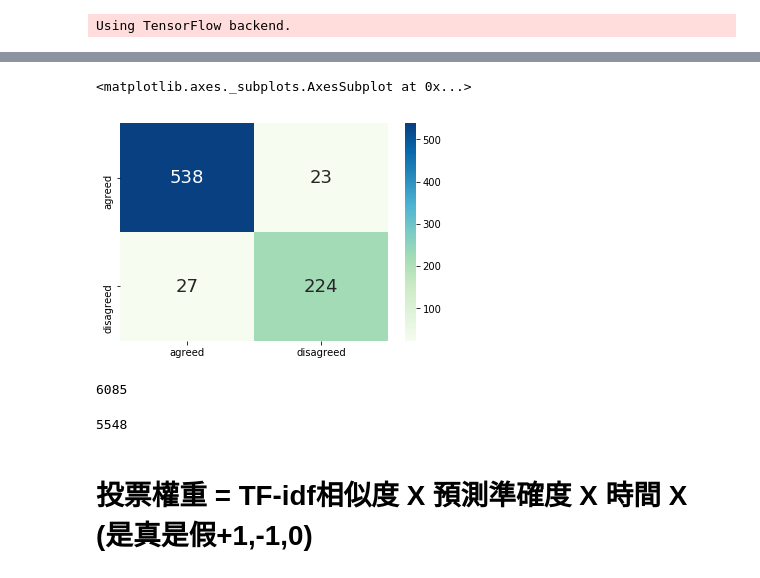
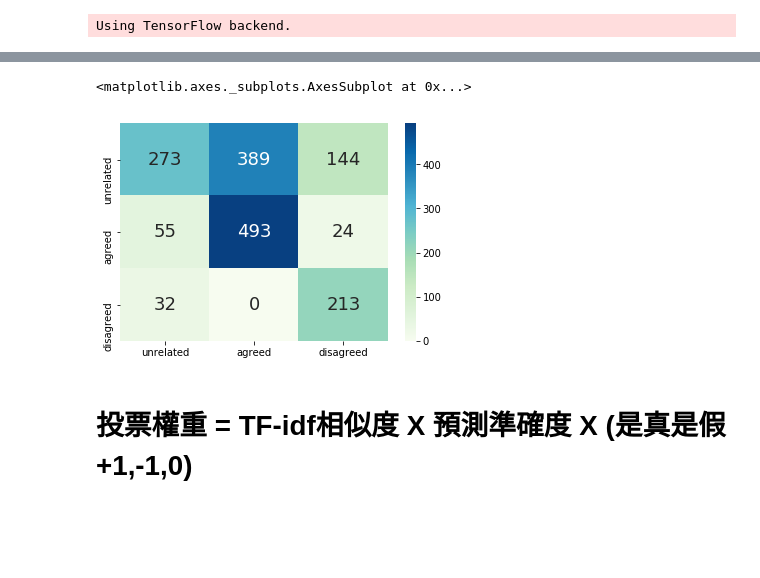
Before and after one commit to lufor129/2019Fall_SemesterFinal, a Jupyter notebook: LSTM_model.ipynb, the cells around one changed output, grey strips where cells are left out. Drawn from its saved outputs; the diff is of its cells as text; code cells hidden in the pictures; blank space fills up the shorter version.

```diff
--- a/LSTM_model.ipynb
+++ b/LSTM_model.ipynb
@@ -572,11 +717,11 @@ label_to_index = {
     False: 2,
 
 }
-MAX_SEQUENCE_LENGTH = 20
+MAX_SEQUENCE_LENGTH = 25
 
-x1_train = tokenizer.texts_to_sequences(testtrain.title1)
-x2_train = tokenizer.texts_to_sequences(testtrain.title2)
-y_train = testtrain.label.apply(lambda x:label_to_index[x])
+x1_train = tokenizer.texts_to_sequences(all_data.title1)
+x2_train = tokenizer.texts_to_sequences(all_data.title2)
+y_train = all_data.label.apply(lambda x:label_to_index[x])
 
 x1_train = keras \
     .preprocessing \
@@ -639,5 +782,5 @@ print(y_train.shape)
 # %%
-model = load_model("./model/LSTM_model1.h5")
+model = load_model("./model/LSTM_model2.h5")
 model.summary()
 # %% [output]
 __________________________________________________________________________________________________
@@ -658,13 +801,18 @@ Trainable params: 51,397,891
 Non-trainable params: 0
 __________________________________________________________________________________________________
+# %%
+callback = keras.callbacks.EarlyStopping(monitor='val_loss', mode='auto',patience=2,restore_best_weights=True)
+weights = {
+    0:0.8,
+    1:agreed_multiTimes,
+    2:disagreed_multiTimes
+}
 # %%
-callback = keras.callbacks.EarlyStopping(monitor='val_loss', mode='auto',patience=2,restore_best_weights=True)
-
 # 決定一次要放多少成對標題給模型訓練
-BATCH_SIZE = 128
+BATCH_SIZE = 256
 
 # 決定模型要看整個訓練資料集幾遍
-NUM_EPOCHS = 10
+NUM_EPOCHS = 20
 
 # 實際訓練模型
 history = model.fit(
@@ -679,6 +827,7 @@ history = model.fit(
         [x1_val, x2_val],
         y_val
     ),
+    class_weight = [weights],
     callbacks = [callback],
     # 每個 epoch 隨機調整訓練資料集
     # 裡頭的數據以讓訓練過程更穩定
@@ -748,12 +903,8 @@ weighted avg       0.94      0.94      0.94       812
 # %%
 import seaborn as sn
-index = ["agreed","disagreed"]
+index = ["unrelated","agreed","disagreed"]
 df_cm = pd.DataFrame(Confuse_matrix, index=index,columns=index)
 sn.heatmap(df_cm, annot=True,annot_kws={"size": 18},cmap = 'GnBu',robust=False,fmt="d")
 # %% [output]
 <matplotlib.axes._subplots.AxesSubplot at 0x...>
-[figure, old version]
+[figure, new version]
-# %%
-randomAppend(fake,unfake)
-# %% [output]
-6085
@@ -767,6 +910,0 @@ def reversetTitle(dataframe):
-# %%
-unfake = reversetTitle(unfake)
-fake = reversetTitle(fake)
-print(len(fake))
-# %% [output]
-5548
@@ -773,2 +913,2 @@ print(len(fake))
 # %% [markdown]
-# 投票權重 = TF-idf相似度 X 預測準確度 X 時間 X (是真是假+1,-1,0)
+# 投票權重 = TF-idf相似度 X 預測準確度 X (是真是假+1,-1,0)
```
Also changed, not shown: parts of 43 cells of this notebook, 7 other files.
